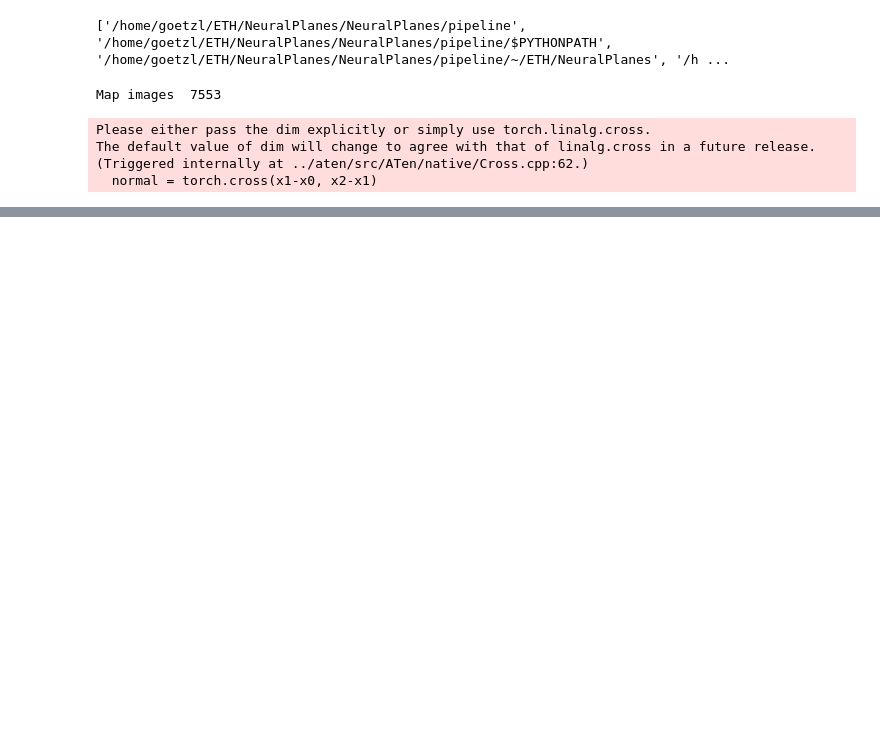
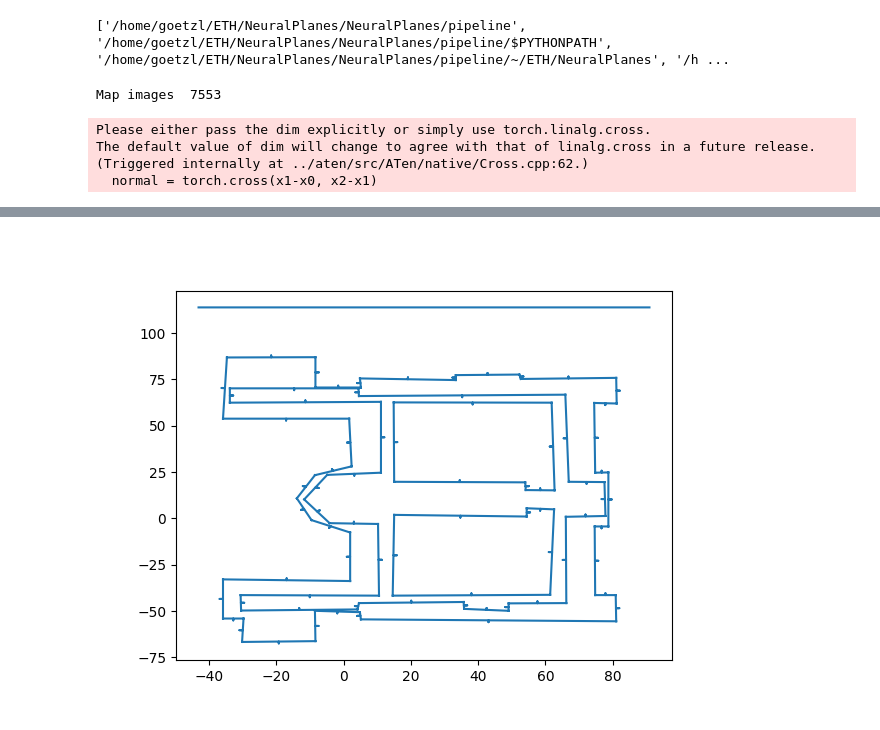
Before and after one commit to CompilerLuke/NeuralPlanes, a Jupyter notebook: NeuralPlanes/pipeline/eval.ipynb, the cells around one changed output, grey strips where cells are left out. Drawn from its saved outputs; the diff is of its cells as text; code cells hidden in the pictures; blank space fills up the shorter version.

```diff
--- a/NeuralPlanes/pipeline/eval.ipynb
+++ b/NeuralPlanes/pipeline/eval.ipynb
@@ -184,0 +289,13 @@ plt.scatter(x,y)
+# %%
+plane_points = [
+    map.planes.x0s,
+    map.planes.x0s + map.planes.us,
+    map.planes.x0s + map.planes.us + map.planes.vs
+]
+
+#plane_points[0][0]
+
+fig, ax = plt.subplots()
+plot_floor_planes(fig, ax, plane_points)
+# %% [output]
+[figure, added]
```
Also changed, not shown: parts of 14 cells of this notebook, 11 other files.
